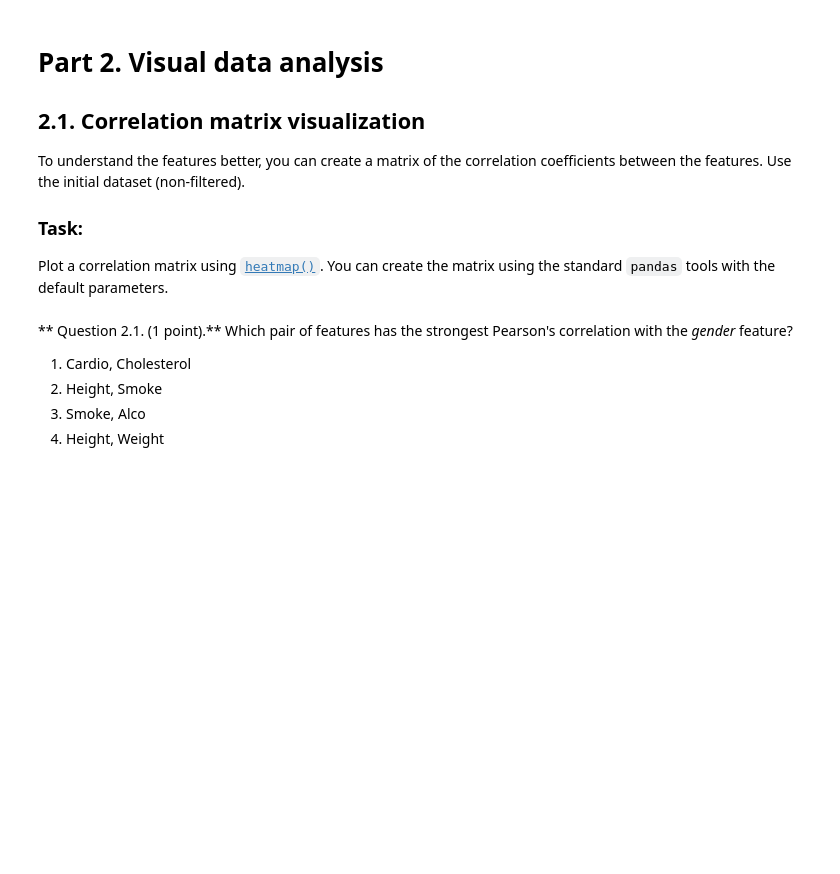
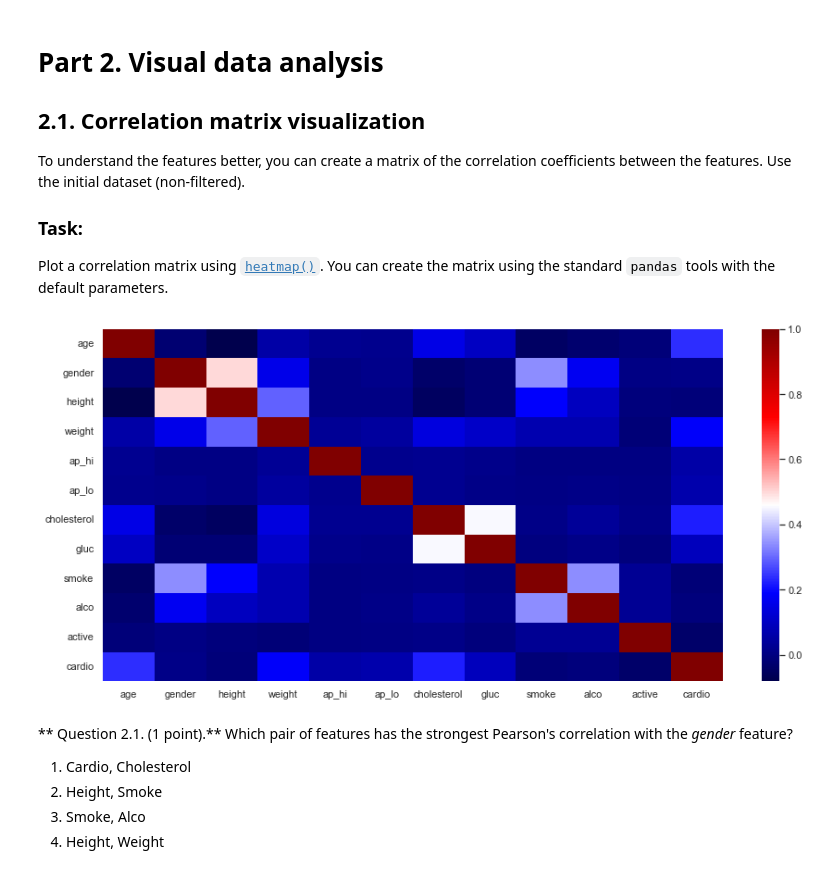
Before and after one commit to iakubovskii7/Data_Science_Course, a Jupyter notebook: DataAnalysis/Homeworks/HW2.ipynb, the cells around one changed output. Cells and saved outputs as stored; diff of their text form; code cells hidden in the pictures; blank space fills up the shorter version.

```diff
--- a/DataAnalysis/Homeworks/HW2.ipynb
+++ b/DataAnalysis/Homeworks/HW2.ipynb
@@ -49,6 +49,7 @@ import matplotlib
 import matplotlib.pyplot as plt
 import matplotlib.ticker
 %matplotlib inline
+plt.rcParams["figure.figsize"] = (15,7)
 # %% [markdown]
 You will use the `seaborn` library for visual analysis, so let's set that up too:
 # %%
@@ -248,3 +242,9 @@ Plot a correlation matrix using [`heatmap()`](http://seaborn.pydata.org/generate
+# %%
+# plt.figure(figsize=(15,7))
+sns.heatmap(df.drop("id", axis=1).corr(),
+            cmap="seismic");
+# %% [output]
+[figure, added]
 # %% [markdown]
 ** Question 2.1. (1 point).** Which pair of features has the strongest Pearson's correlation with the *gender* feature?
 
```
Also changed, not shown: parts of 6 cells of this notebook.
